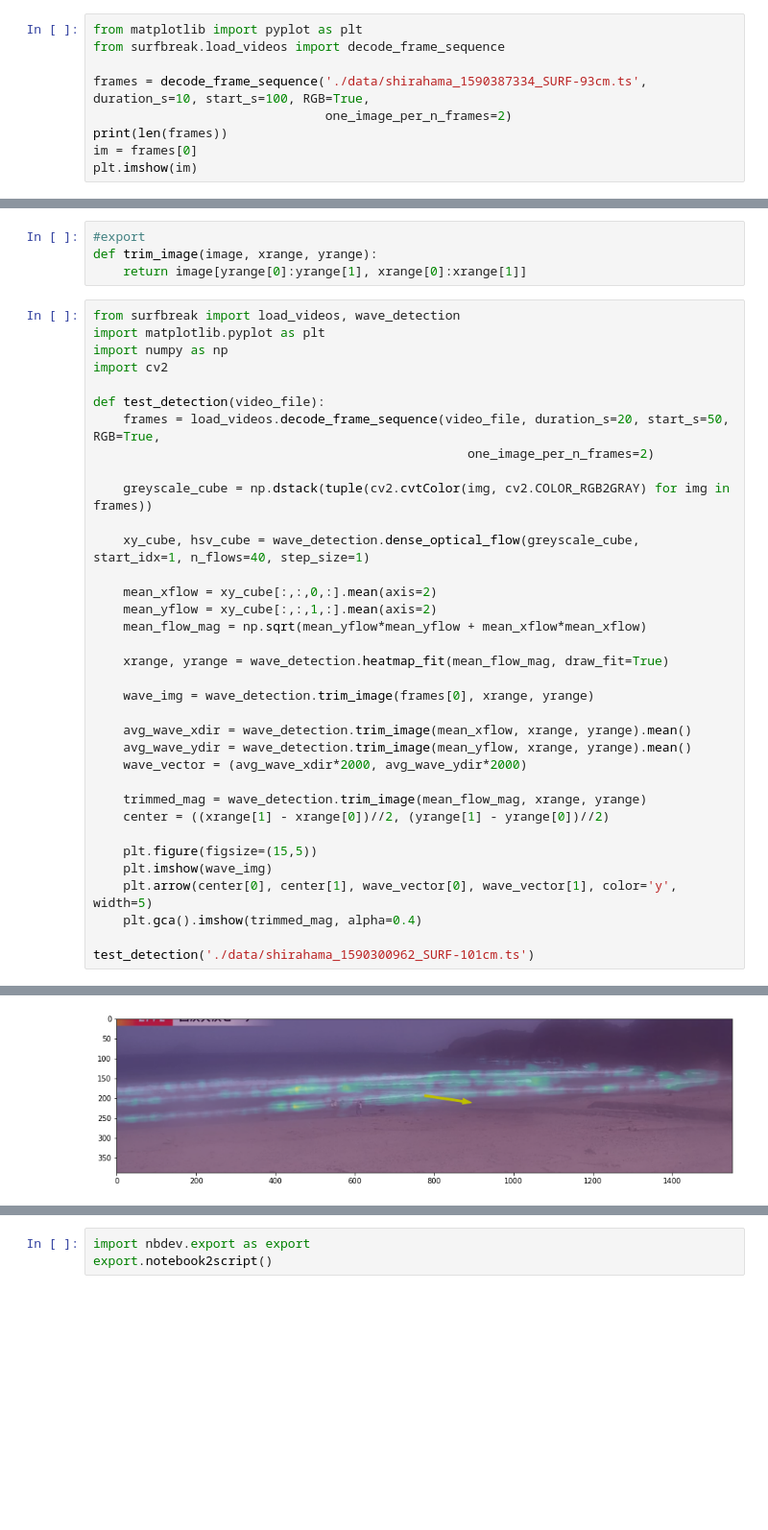
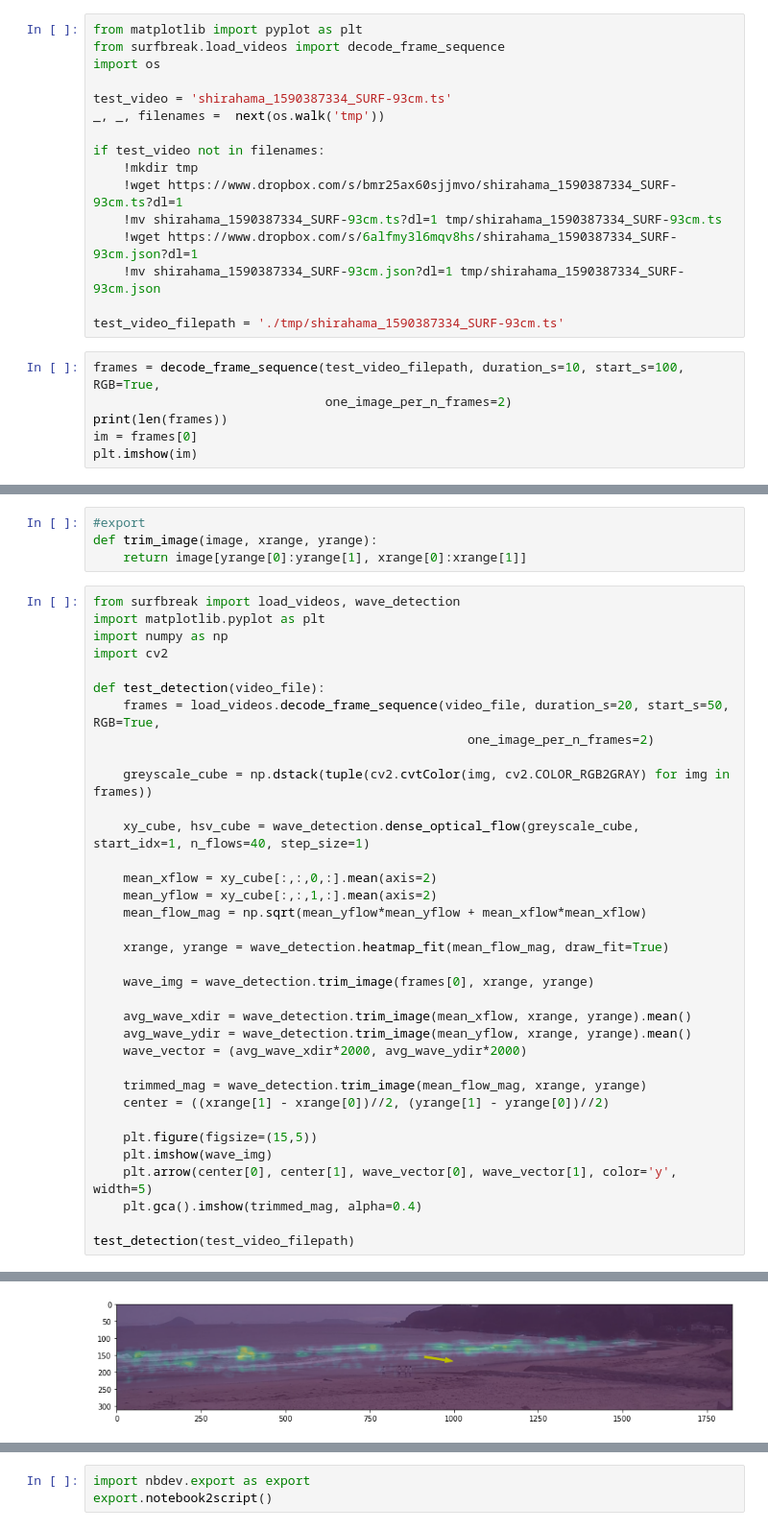
Before and after one commit to sjobeek/surfbreak, a Jupyter notebook: 03_wave_detection.ipynb, the cells around one changed output, grey strips where cells are left out. Shown at 96% size. Saved outputs shown, nothing was run; the diff lists cells and outputs as text; blank space fills up the shorter version.

Commit message:
Download hosted test video file to tmp directory

```diff
--- a/03_wave_detection.ipynb
+++ b/03_wave_detection.ipynb
@@ -1,10 +1,23 @@
 # %%
 #default_exp wave_detection
+# %%
+from matplotlib import pyplot as plt
+from surfbreak.load_videos import decode_frame_sequence
+import os
+
+test_video = 'shirahama_1590387334_SURF-93cm.ts'
+_, _, filenames =  next(os.walk('tmp'))
+
+if test_video not in filenames:
+    !mkdir tmp
+    !wget https://www.dropbox.com/s/bmr25ax60sjjmvo/shirahama_1590387334_SURF-93cm.ts?dl=1
+    !mv shirahama_1590387334_SURF-93cm.ts?dl=1 tmp/shirahama_1590387334_SURF-93cm.ts
+    !wget https://www.dropbox.com/s/6alfmy3l6mqv8hs/shirahama_1590387334_SURF-93cm.json?dl=1
+    !mv shirahama_1590387334_SURF-93cm.json?dl=1 tmp/shirahama_1590387334_SURF-93cm.json
+
+test_video_filepath = './tmp/shirahama_1590387334_SURF-93cm.ts'
 # %%
-from matplotlib import pyplot as plt
-from surfbreak.load_videos import decode_frame_sequence
-
-frames = decode_frame_sequence('./data/shirahama_1590387334_SURF-93cm.ts', duration_s=10, start_s=100, RGB=True,
+frames = decode_frame_sequence(test_video_filepath, duration_s=10, start_s=100, RGB=True,
                                one_image_per_n_frames=2)
 print(len(frames))
 im = frames[0]
@@ -224,5 +231,5 @@ def test_detection(video_file):
     plt.arrow(center[0], center[1], wave_vector[0], wave_vector[1], color='y', width=5)
     plt.gca().imshow(trimmed_mag, alpha=0.4)
 
-test_detection('./data/shirahama_1590300962_SURF-101cm.ts')
+test_detection(test_video_filepath)
 # %% [output]
@@ -232 +239 @@ Decoding ./data/shirahama_1590300962_SURF-101cm.ts  Duration: 2.0m (120.00s)  FP
-[figure, old version]
+[figure, new version]
```
Also changed, not shown: parts of 4 cells of this notebook.
